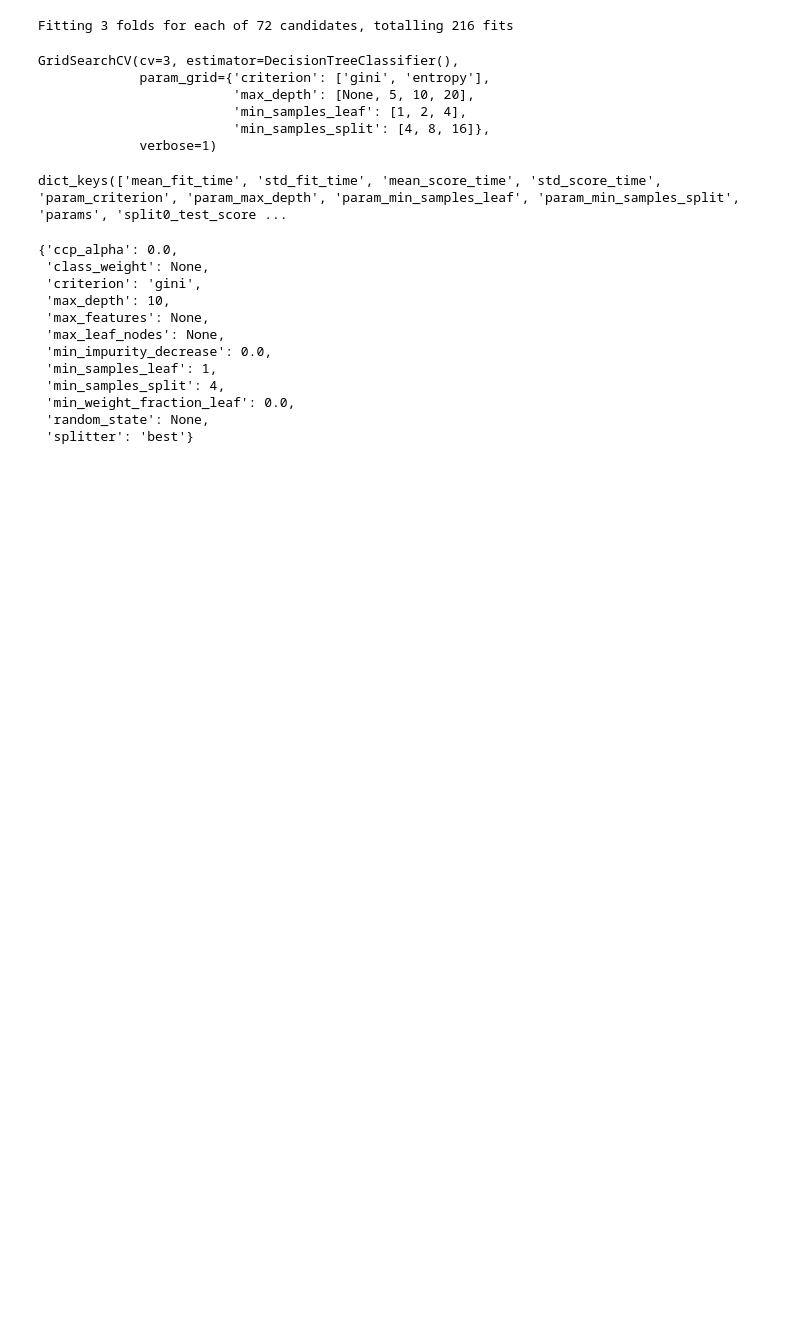
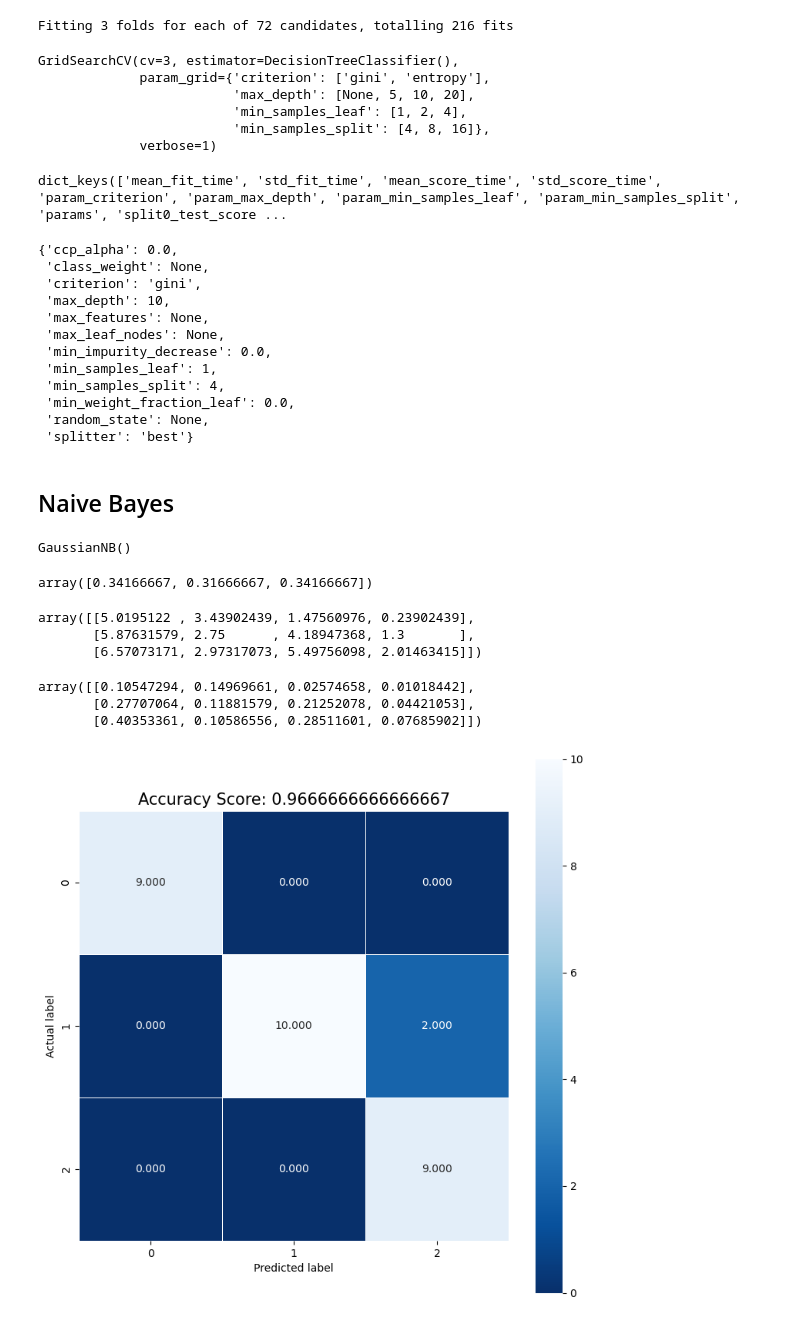
Before and after one commit to sanjitsaluja/ml-iris, a Jupyter notebook: Iris - Classification.ipynb, the cells around one changed output. Drawn from its saved outputs; the diff is of its cells as text; code cells hidden in the pictures; blank space fills up the shorter version.

Commit message:
Naive Bayes

```diff
--- a/Iris - Classification.ipynb
+++ b/Iris - Classification.ipynb
@@ -310,3 +310,39 @@ grid_search_cv.best_estimator_.get_params()
  'min_weight_fraction_leaf': 0.0,
  'random_state': None,
  'splitter': 'best'}
+# %% [markdown]
+## Naive Bayes
+# %%
+from sklearn.naive_bayes import GaussianNB
+gnb_classifier = GaussianNB()
+gnb_classifier.fit(train_set_X, train_set_y)
+# %% [output]
+GaussianNB()
+# %%
+gnb_classifier.class_prior_ # prior probabilities of 3 class
+# %% [output]
+array([0.34166667, 0.31666667, 0.34166667])
+# %%
+gnb_classifier.theta_ #mean of each feature wrt classes
+# %% [output]
+array([[5.0195122 , 3.43902439, 1.47560976, 0.23902439],
+       [5.87631579, 2.75      , 4.18947368, 1.3       ],
+       [6.57073171, 2.97317073, 5.49756098, 2.01463415]])
+# %%
+gnb_classifier.var_
+# %% [output]
+array([[0.10547294, 0.14969661, 0.02574658, 0.01018442],
+       [0.27707064, 0.11881579, 0.21252078, 0.04421053],
+       [0.40353361, 0.10586556, 0.28511601, 0.07685902]])
+# %%
+cm = metrics.confusion_matrix(test_set_y, predictions)
+score = gnb_classifier.score(test_set_X, test_set_y)
+predictions = decision_tree_classifier.predict(test_set_X)
+plt.figure(figsize=(9,9))
+sns.heatmap(cm, annot=True, fmt=".3f", linewidths=.5, square = True, cmap = 'Blues_r');
+plt.ylabel('Actual label');
+plt.xlabel('Predicted label');
+all_sample_title = 'Accuracy Score: {0}'.format(score)
+plt.title(all_sample_title, size = 15);
+# %% [output]
+[figure, added]
```
Also changed, not shown: parts of 1 cell of this notebook.
